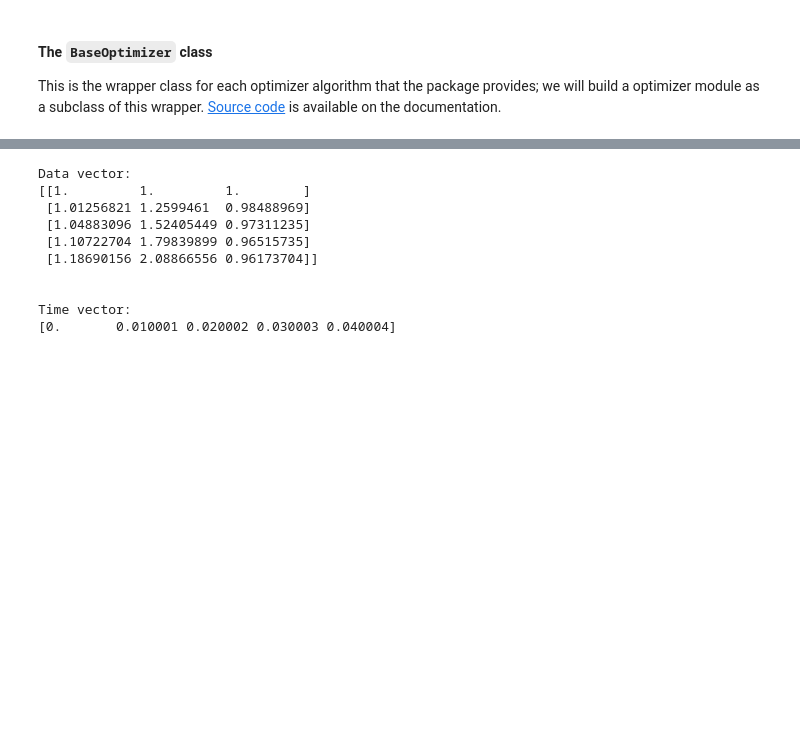
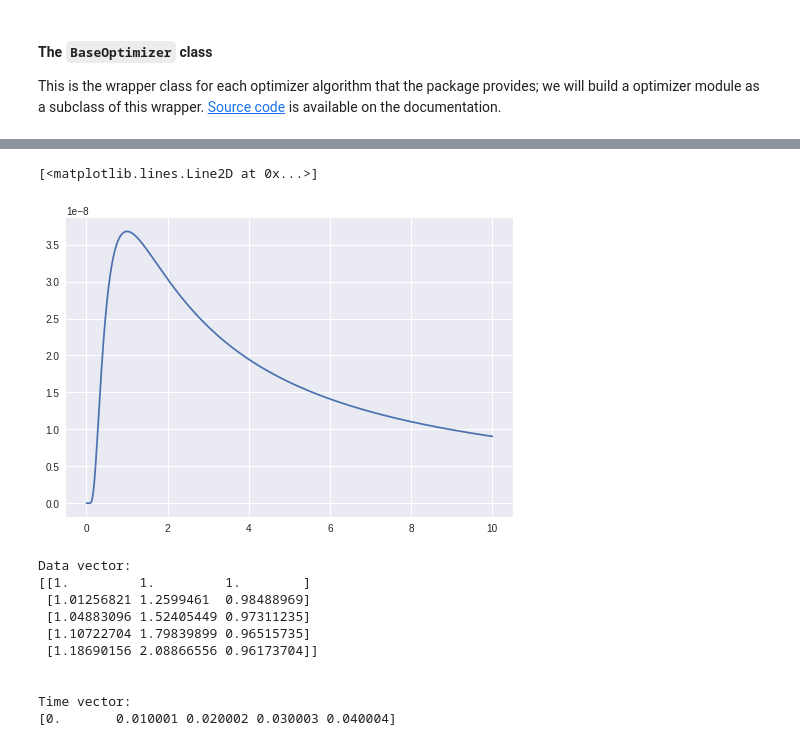
Before and after one commit to emersonvero/LoCP2, a Jupyter notebook: project/module.ipynb, the cells around one changed output, grey strips where cells are left out. Saved outputs shown, nothing was run; the diff lists cells and outputs as text; code cells hidden in the pictures; blank space fills up the shorter version.

```diff
--- a/project/module.ipynb
+++ b/project/module.ipynb
@@ -465,3 +521,13 @@ class SpikeSlabRegression (BaseOptimizer):
+# %%
+sigma2 = np.linspace(0,10,1000)
+a1=0.0000001
+a2=0.
+psigma2=invgamma.pdf(sigma2,a1,a2)
+fig,ax=plt.subplots()
+ax.plot(sigma2,psigma2)
+# %% [output]
+[<matplotlib.lines.Line2D at 0x...>]
+[figure, added]
 # %%
 import pysindy as ps
 
```
Also changed, not shown: parts of 8 cells of this notebook, 1 other file.
